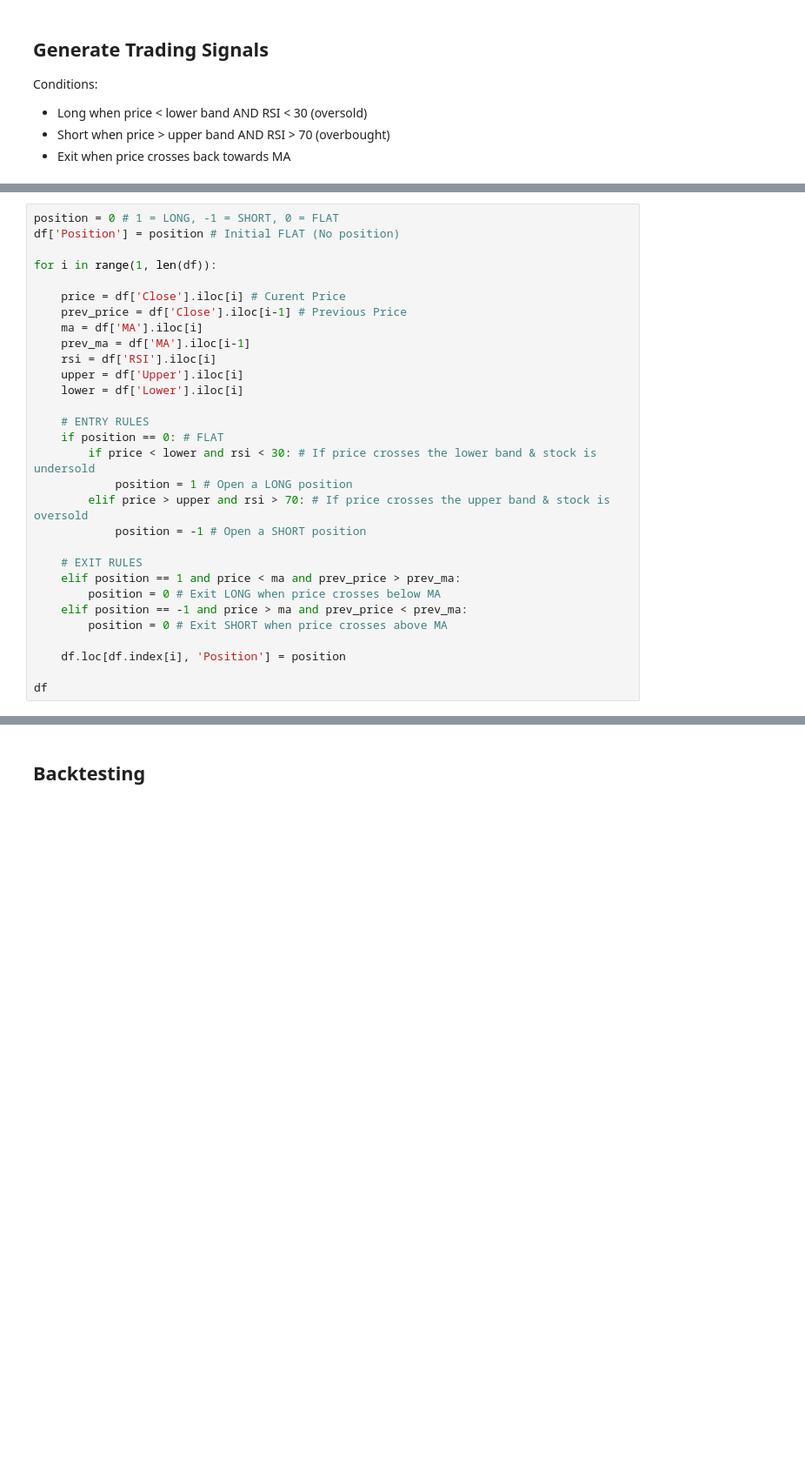
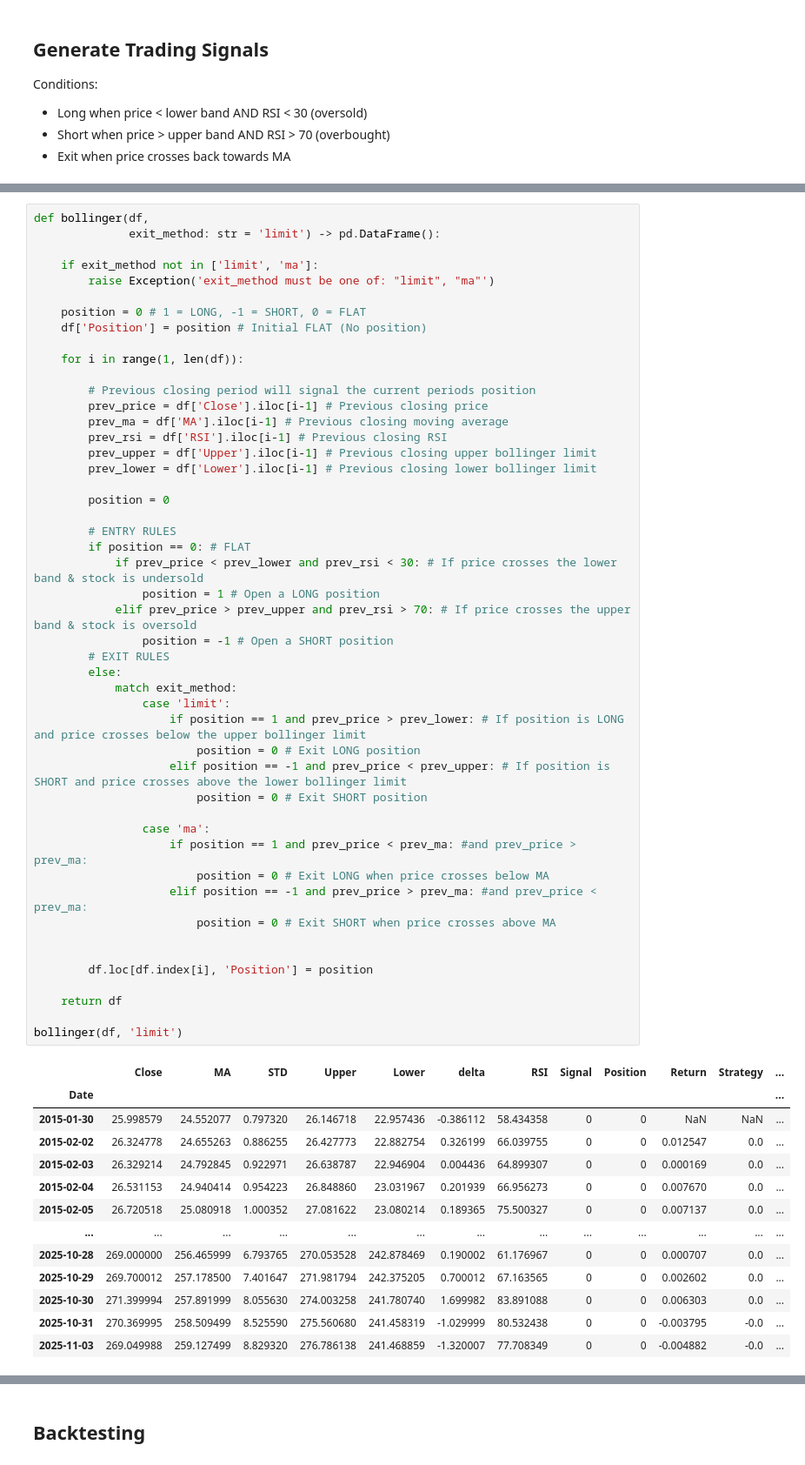
Before and after one commit to JamieW365/trading_algos, a Jupyter notebook: project2_bollinger/bollinger_mean_reversion.ipynb, the cells around one changed output, grey strips where cells are left out. Shown at 87% size. Cells and saved outputs as stored; diff of their text form; blank space fills up the shorter version.

Commit message:
allow for different exit strategies

```diff
--- a/project2_bollinger/bollinger_mean_reversion.ipynb
+++ b/project2_bollinger/bollinger_mean_reversion.ipynb
@@ -71,30 +148,62 @@ Conditions:
 # %%
-position = 0 # 1 = LONG, -1 = SHORT, 0 = FLAT
-df['Position'] = position # Initial FLAT (No position)
+def bollinger(df,
+              exit_method: str = 'limit') -> pd.DataFrame():
 
-for i in range(1, len(df)):
+    if exit_method not in ['limit', 'ma']:
+        raise Exception('exit_method must be one of: "limit", "ma"')
 
-    price = df['Close'].iloc[i] # Curent Price
-    prev_price = df['Close'].iloc[i-1] # Previous Price
-    ma = df['MA'].iloc[i]
-    prev_ma = df['MA'].iloc[i-1]
-    rsi = df['RSI'].iloc[i]
-    upper = df['Upper'].iloc[i]
-    lower = df['Lower'].iloc[i]
+    position = 0 # 1 = LONG, -1 = SHORT, 0 = FLAT
+    df['Position'] = position # Initial FLAT (No position)
 
-    # ENTRY RULES
-    if position == 0: # FLAT
-        if price < lower and rsi < 30: # If price crosses the lower band & stock is undersold
-            position = 1 # Open a LONG position
-        elif price > upper and rsi > 70: # If price crosses the upper band & stock is oversold
-            position = -1 # Open a SHORT position
+    for i in range(1, len(df)):
 
-    # EXIT RULES
-    elif position == 1 and price < ma and prev_price > prev_ma:
-        position = 0 # Exit LONG when price crosses below MA
-    elif position == -1 and price > ma and prev_price < prev_ma:
-        position = 0 # Exit SHORT when price crosses above MA
+        # Previous closing period will signal the current periods position
+        prev_price = df['Close'].iloc[i-1] # Previous closing price
+        prev_ma = df['MA'].iloc[i-1] # Previous closing moving average
+        prev_rsi = df['RSI'].iloc[i-1] # Previous closing RSI
+        prev_upper = df['Upper'].iloc[i-1] # Previous closing upper bollinger limit
+        prev_lower = df['Lower'].iloc[i-1] # Previous closing lower bollinger limit
 
-    df.loc[df.index[i], 'Position'] = position
+        position = 0
 
-df
+        # ENTRY RULES
+        if position == 0: # FLAT
+            if prev_price < prev_lower and prev_rsi < 30: # If price crosses the lower band & stock is undersold
+                position = 1 # Open a LONG position
+            elif prev_price > prev_upper and prev_rsi > 70: # If price crosses the upper band & stock is oversold
+                position = -1 # Open a SHORT position
+        # EXIT RULES
+        else:
+            match exit_method:
+                case 'limit':
+                    if position == 1 and prev_price > prev_lower: # If position is LONG and price crosses below the upper bollinger limit
+                        position = 0 # Exit LONG position
+                    elif position == -1 and prev_price < prev_upper: # If position is SHORT and price crosses above the lower bollinger limit
+                        position = 0 # Exit SHORT position
+
+                case 'ma':
+                    if position == 1 and prev_price < prev_ma: #and prev_price > prev_ma:
+                        position = 0 # Exit LONG when price crosses below MA
+                    elif position == -1 and prev_price > prev_ma: #and prev_price < prev_ma:
+                        position = 0 # Exit SHORT when price crosses above MA
+
+
+        df.loc[df.index[i], 'Position'] = position
+
+    return df
+
+bollinger(df, 'limit')
+# %% [output]
+|  | Close | MA | STD | Upper | Lower | delta | RSI | Signal | Position | Return | Strategy | ... |
+| Date |  |  |  |  |  |  |  |  |  |  |  | ... |
+| 2015-01-30 | 25.998579 | 24.552077 | 0.797320 | 26.146718 | 22.957436 | -0.386112 | 58.434358 | 0 | 0 | NaN | NaN | ... |
+| 2015-02-02 | 26.324778 | 24.655263 | 0.886255 | 26.427773 | 22.882754 | 0.326199 | 66.039755 | 0 | 0 | 0.012547 | 0.0 | ... |
+| 2015-02-03 | 26.329214 | 24.792845 | 0.922971 | 26.638787 | 22.946904 | 0.004436 | 64.899307 | 0 | 0 | 0.000169 | 0.0 | ... |
+| 2015-02-04 | 26.531153 | 24.940414 | 0.954223 | 26.848860 | 23.031967 | 0.201939 | 66.956273 | 0 | 0 | 0.007670 | 0.0 | ... |
+| 2015-02-05 | 26.720518 | 25.080918 | 1.000352 | 27.081622 | 23.080214 | 0.189365 | 75.500327 | 0 | 0 | 0.007137 | 0.0 | ... |
+| ... | ... | ... | ... | ... | ... | ... | ... | ... | ... | ... | ... | ... |
+| 2025-10-28 | 269.000000 | 256.465999 | 6.793765 | 270.053528 | 242.878469 | 0.190002 | 61.176967 | 0 | 0 | 0.000707 | 0.0 | ... |
+| 2025-10-29 | 269.700012 | 257.178500 | 7.401647 | 271.981794 | 242.375205 | 0.700012 | 67.163565 | 0 | 0 | 0.002602 | 0.0 | ... |
+| 2025-10-30 | 271.399994 | 257.891999 | 8.055630 | 274.003258 | 241.780740 | 1.699982 | 83.891088 | 0 | 0 | 0.006303 | 0.0 | ... |
+| 2025-10-31 | 270.369995 | 258.509499 | 8.525590 | 275.560680 | 241.458319 | -1.029999 | 80.532438 | 0 | 0 | -0.003795 | -0.0 | ... |
+| 2025-11-03 | 269.049988 | 259.127499 | 8.829320 | 276.786138 | 241.468859 | -1.320007 | 77.708349 | 0 | 0 | -0.004882 | -0.0 | ... |
```
Also changed, not shown: parts of 18 cells of this notebook.
